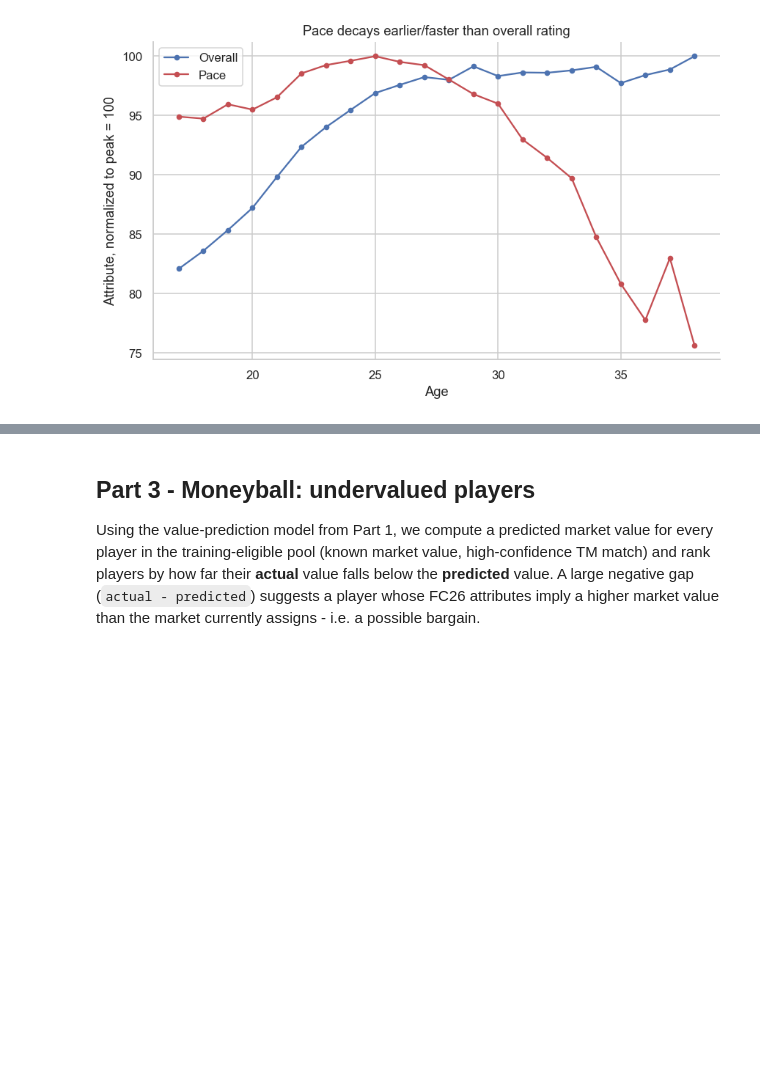
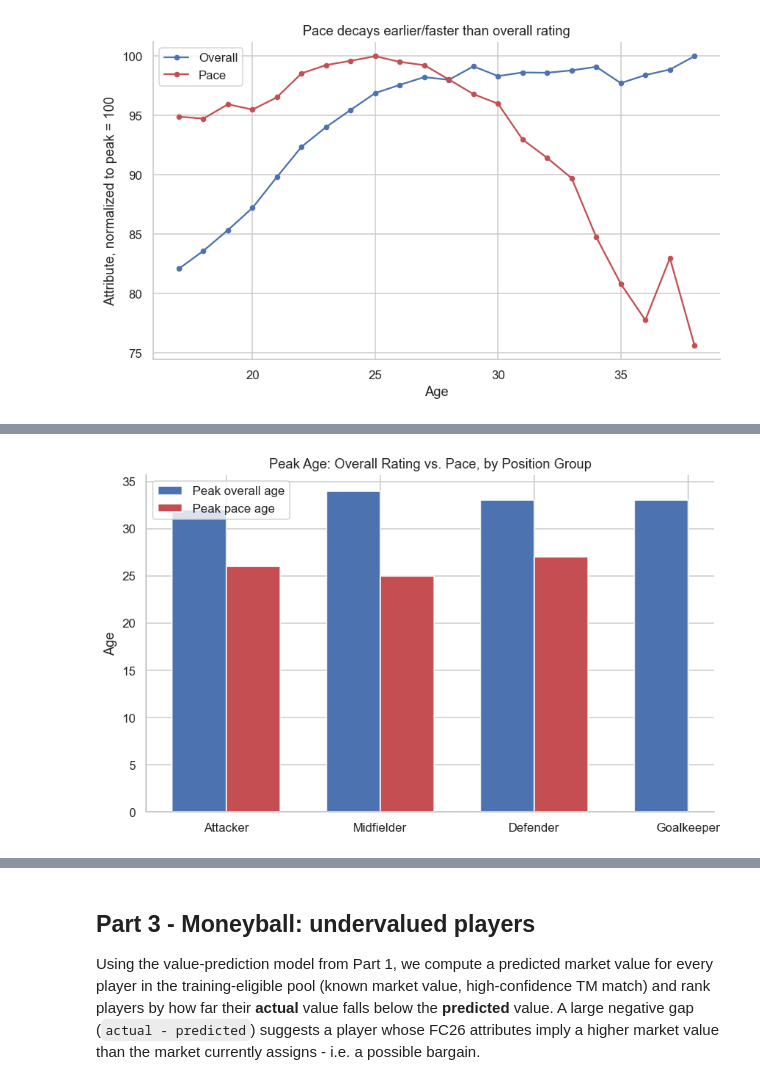
Before and after one commit to thompgt/fc26-player-analysis, a Jupyter notebook: notebooks/04_extras.ipynb, the cells around one changed output, grey strips where cells are left out. Cells and saved outputs as stored; diff of their text form; code cells hidden in the pictures; blank space fills up the shorter version.

```diff
--- a/notebooks/04_extras.ipynb
+++ b/notebooks/04_extras.ipynb
@@ -297,0 +361,22 @@ plt.show()
+# %%
+MIN_N_PEAK = 30
+
+def peak_age(sub, metric, min_n=MIN_N_PEAK):
+    counts = sub.groupby("age").size()
+    means = sub.groupby("age")[metric].mean()
+    means = means[counts >= min_n]
+    return means.idxmax(), means.max()
+
+peak_rows = []
+for grp in group_order:
+    sub = age_df[age_df["position_group"] == grp]
+    ovr_age, ovr_val = peak_age(sub, "overall")
+    row = {"position_group": grp, "peak_overall_age": ovr_age, "peak_overall": round(ovr_val, 1)}
+    if grp != "Goalkeeper":
+        pace_age, pace_val = peak_age(sub, "pace")
+        row["peak_pace_age"] = pace_age
+        row["peak_pace"] = round(pace_val, 1)
+    peak_rows.append(row)
+
+peak_df = pd.DataFrame(peak_rows).set_index("position_group").loc[group_order]
+peak_df
@@ -297,0 +390,15 @@ plt.show()
+# %%
+fig, ax = plt.subplots(figsize=(8, 5))
+x = np.arange(len(group_order))
+width = 0.35
+ax.bar(x - width / 2, peak_df["peak_overall_age"], width, label="Peak overall age", color=PALETTE[0])
+ax.bar(x + width / 2, peak_df["peak_pace_age"].reindex(group_order), width, label="Peak pace age", color=PALETTE[3])
+ax.set_xticks(x)
+ax.set_xticklabels(group_order)
+ax.set_ylabel("Age")
+ax.set_title("Peak Age: Overall Rating vs. Pace, by Position Group")
+ax.legend()
+fig.tight_layout()
+plt.show()
+# %% [output]
+[figure, added]
```
Also changed, not shown: parts of 12 cells of this notebook.
